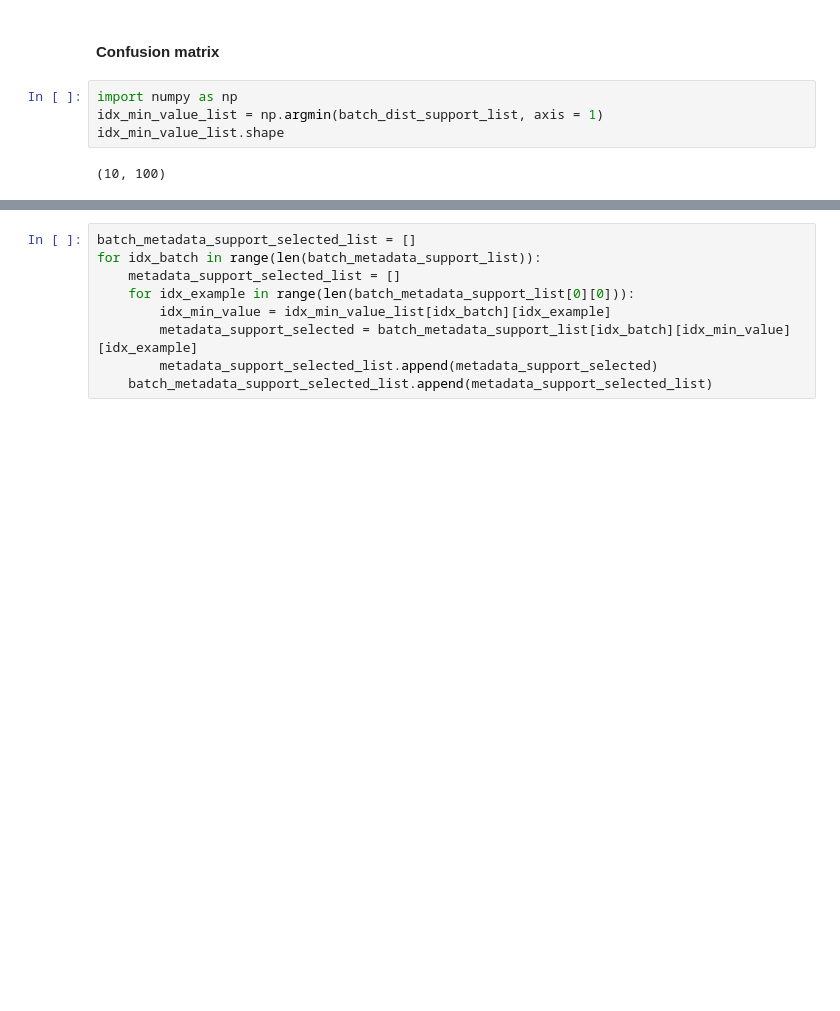
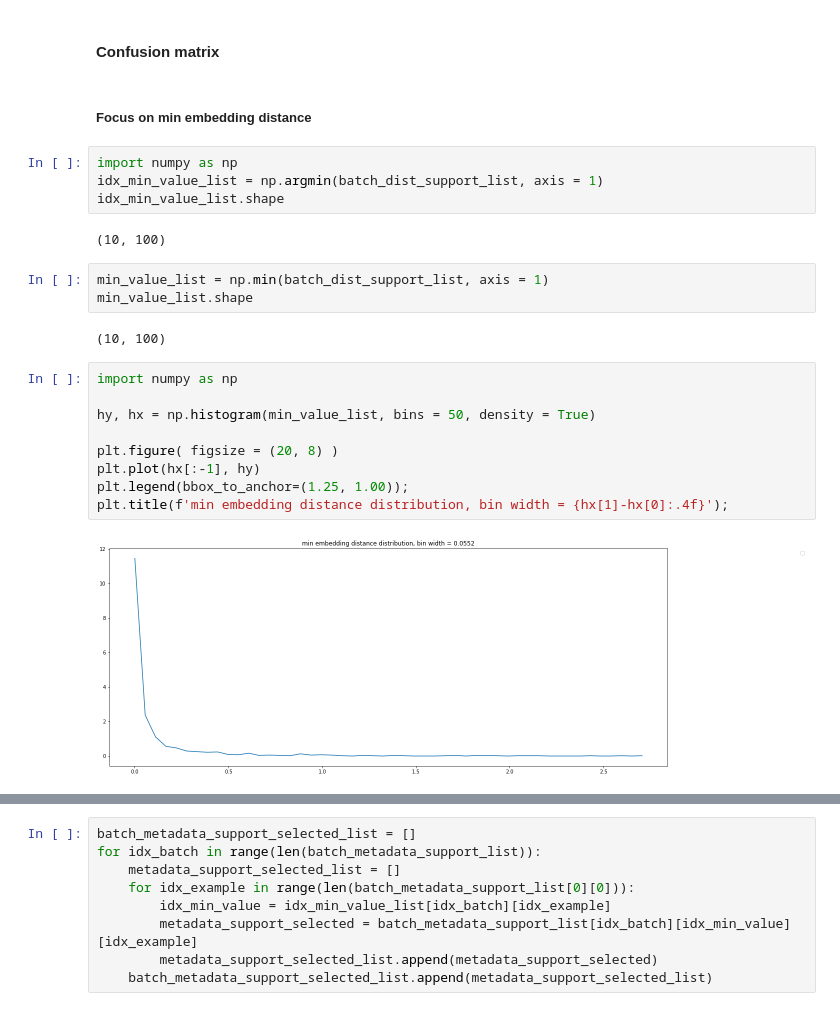
Before and after one commit to carbonscott/speckleNN, a Jupyter notebook: examples/experiments/train.fast.ipynb, the cells around one changed output, grey strips where cells are left out. Saved outputs shown, nothing was run; the diff lists cells and outputs as text; blank space fills up the shorter version.

```diff
--- a/examples/experiments/train.fast.ipynb
+++ b/examples/experiments/train.fast.ipynb
@@ -348,9 +339,27 @@ np.sum(hy * (hx[1:] - hx[:-1]))    # Density means sum of bin_frequency_density
 1.0
 # %% [markdown]
 #### Confusion matrix
+# %% [markdown]
+##### Focus on min embedding distance
 # %%
 import numpy as np
 idx_min_value_list = np.argmin(batch_dist_support_list, axis = 1)
 idx_min_value_list.shape
 # %% [output]
 (10, 100)
+# %%
+min_value_list = np.min(batch_dist_support_list, axis = 1)
+min_value_list.shape
+# %% [output]
+(10, 100)
+# %%
+import numpy as np
+
+hy, hx = np.histogram(min_value_list, bins = 50, density = True)
+
+plt.figure( figsize = (20, 8) )
+plt.plot(hx[:-1], hy)
+plt.legend(bbox_to_anchor=(1.25, 1.00));
+plt.title(f'min embedding distance distribution, bin width = {hx[1]-hx[0]:.4f}');
+# %% [output]
+[figure, added]
```
Also changed, not shown: parts of 9 cells of this notebook.
